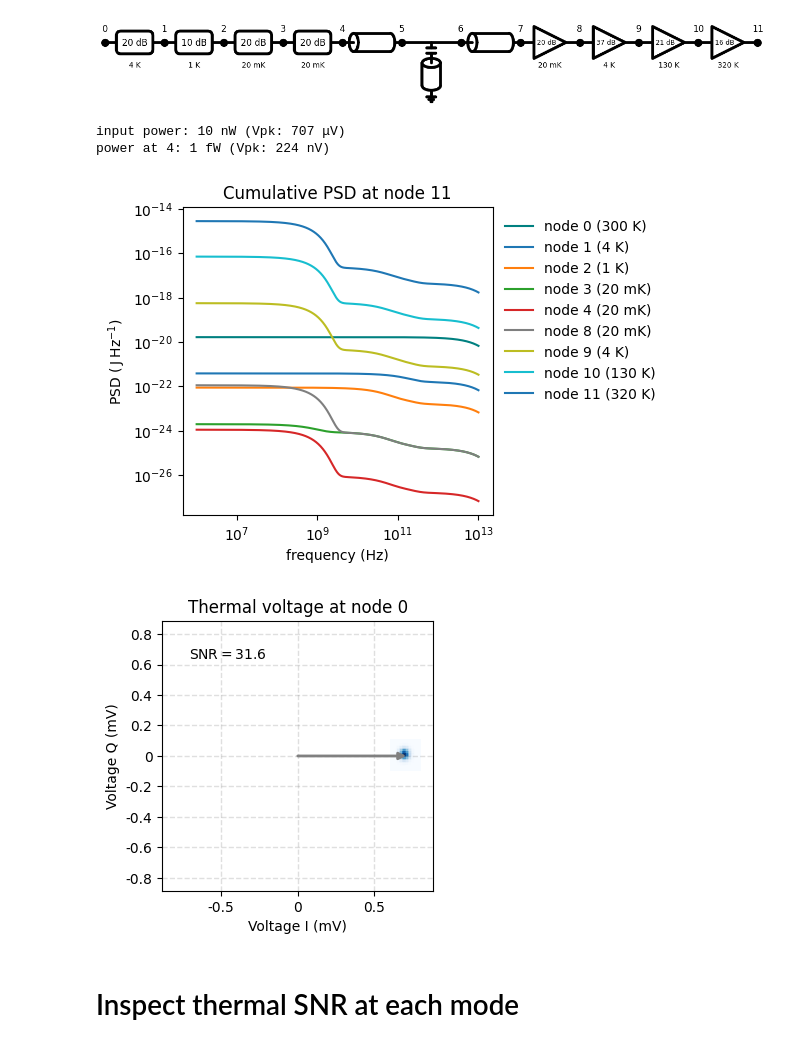
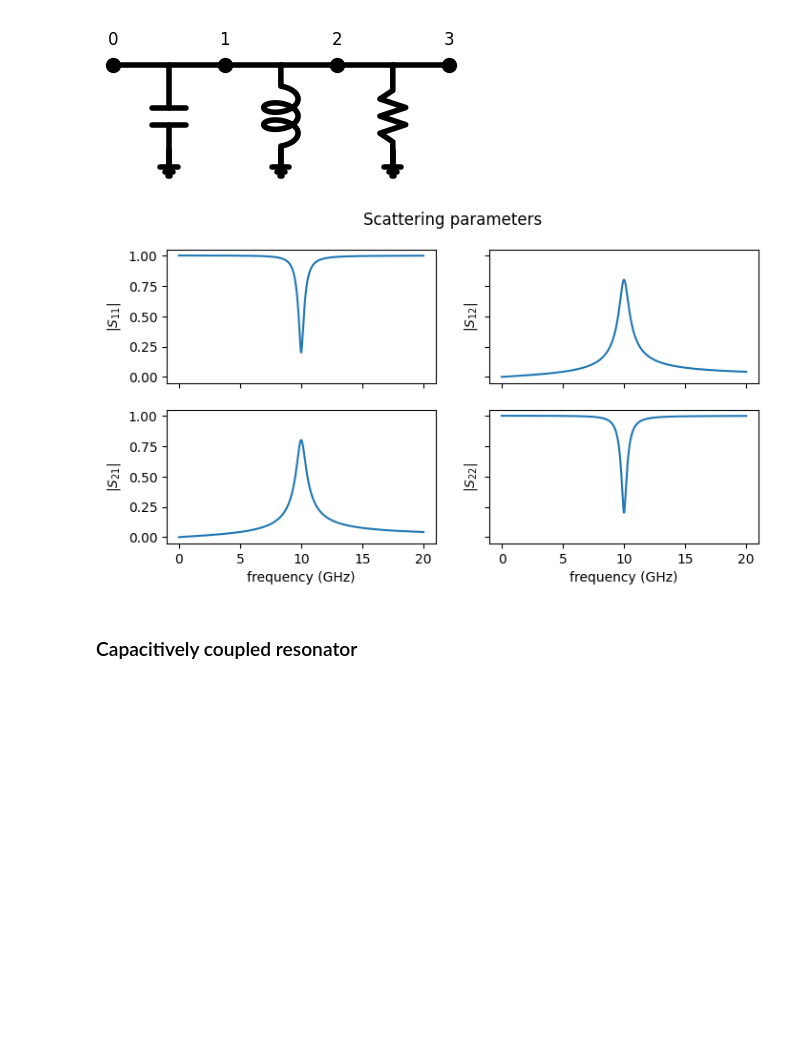
Before and after one commit to jorgemfm27/Network_analysis, a Jupyter notebook: tutorial_nb.ipynb, the cells around one changed output. Cells and saved outputs as stored; diff of their text form; code cells hidden in the pictures; blank space fills up the shorter version.

```diff
--- a/tutorial_nb.ipynb
+++ b/tutorial_nb.ipynb
@@ -49,45 +47,17 @@ ax.grid()
 # %%
-reload(nt)
-reload(cd)
-# Setup network
-Z0 = 50
+resonance_frequency = 10e9
+C = 10e-12
+L = 1/(C* (2*np.pi*resonance_frequency)**2 )
+
 network = nt.Network(Zgen=Z0)
-# input attenuation
-# network.add_attenuator(attn_dB=10, temperature_K=300, Z0=Z0)   # 300K
-network.add_attenuator(attn_dB=20, temperature_K=4, Z0=Z0)     # 4K
-network.add_attenuator(attn_dB=10, temperature_K=1, Z0=Z0)     # still
-network.add_attenuator(attn_dB=20, temperature_K=20e-3, Z0=Z0) # MXC
-network.add_attenuator(attn_dB=20, temperature_K=20e-3, Z0=Z0) # MXC
-# resonator network
-network.add_transmission_line(length=100e-3, Z0=Z0, phase_velocity=vp)
-network.add_capacitively_coupled_hanger(4e-3, Z0, vp, Z_termination=0, C_coupling=3e-15)
-network.add_transmission_line(length=100e-3, Z0=Z0, phase_velocity=vp)
-# output gain
-network.add_amplifier(gain_dB=20, temperature_K=20e-3, Z0=Z0) # MXC
-network.add_amplifier(gain_dB=37, temperature_K=3.6, Z0=Z0)   # 4 K
-network.add_amplifier(gain_dB=21, temperature_K=130, Z0=Z0)   # RT pre-amp (Xmicrowave) (noise-figure 1.4-1.8 dB)
-network.add_amplifier(gain_dB=16, temperature_K=320, Z0=Z0)   # RT post-amp
+network.add_capacitance(C=C, element_type='parallel')
+network.add_inductance(L=L, element_type='parallel')
+network.add_resistor(R=1e2, element_type='parallel')
 network.draw_network()
-plt.show()
-
-# Plot PSD
-PSD = network.get_psd_at_node(node_idx=11, frequency=np.logspace(6, 13, 1001), plot=True)
-
-frequency = 7.481312e9-1e6
-in_amp = nt.Vp_from_PdBm(-50)
-in_power_mW = np.abs(np.prod(network.get_node_VI(node_idx=0, in_freq=frequency, in_phase=0, in_amp=in_amp)))
-out_power_mW = np.abs(np.prod(network.get_node_VI(node_idx=4, in_freq=frequency, in_phase=0, in_amp=in_amp)))
-out_amp = np.abs(network.get_node_VI(node_idx=4, in_freq=frequency, in_phase=0, in_amp=in_amp)[0][0])
-print(f'input power: {nt.quantity_to_string(in_power_mW, "W")} (Vpk: {nt.quantity_to_string(in_amp, "V")})')
-print(f'power at 4: {nt.quantity_to_string(out_power_mW, "W")} (Vpk: {nt.quantity_to_string(out_amp, "V")})')
-
-network.get_node_thermal_VI(node_idx=0, in_freq=frequency, in_phase=0, in_amp=in_amp, shots=1e5)
+s11, s12, s21, s22 = network.get_S_parameters(frequency=np.linspace(1,20e9,1000), plot=True)
 # %% [output]
-[figure, old version]
+[figure, new version]
-input power: 10 nW (Vpk: 707 μV)
-power at 4: 1 fW (Vpk: 224 nV)
-[figure, old version]
+[figure, new version]
-[figure, removed]
 # %% [markdown]
-# Inspect thermal SNR at each mode
+### Capacitively coupled resonator
 # %%
```
Also changed, not shown: parts of 11 cells of this notebook, 2 other files.
